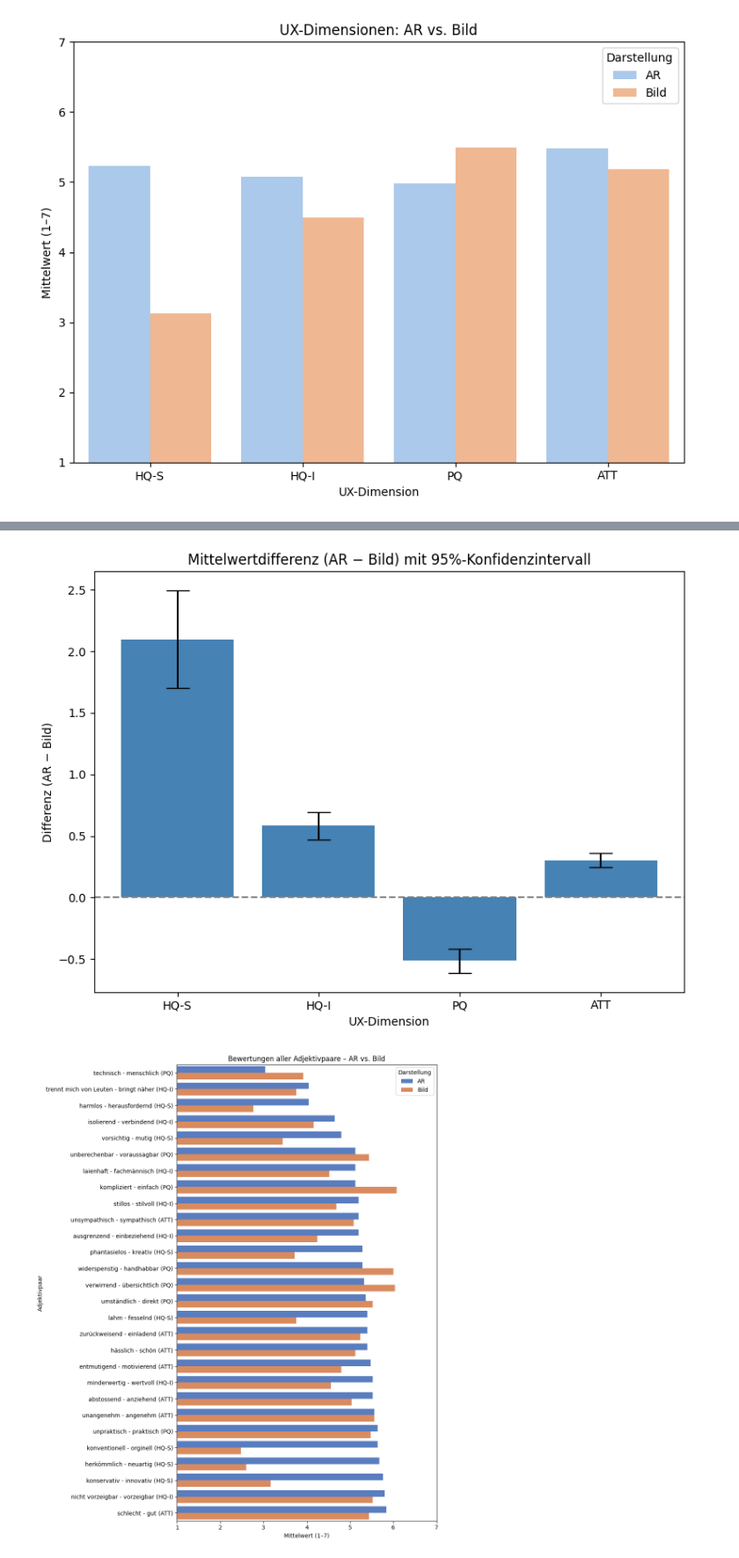
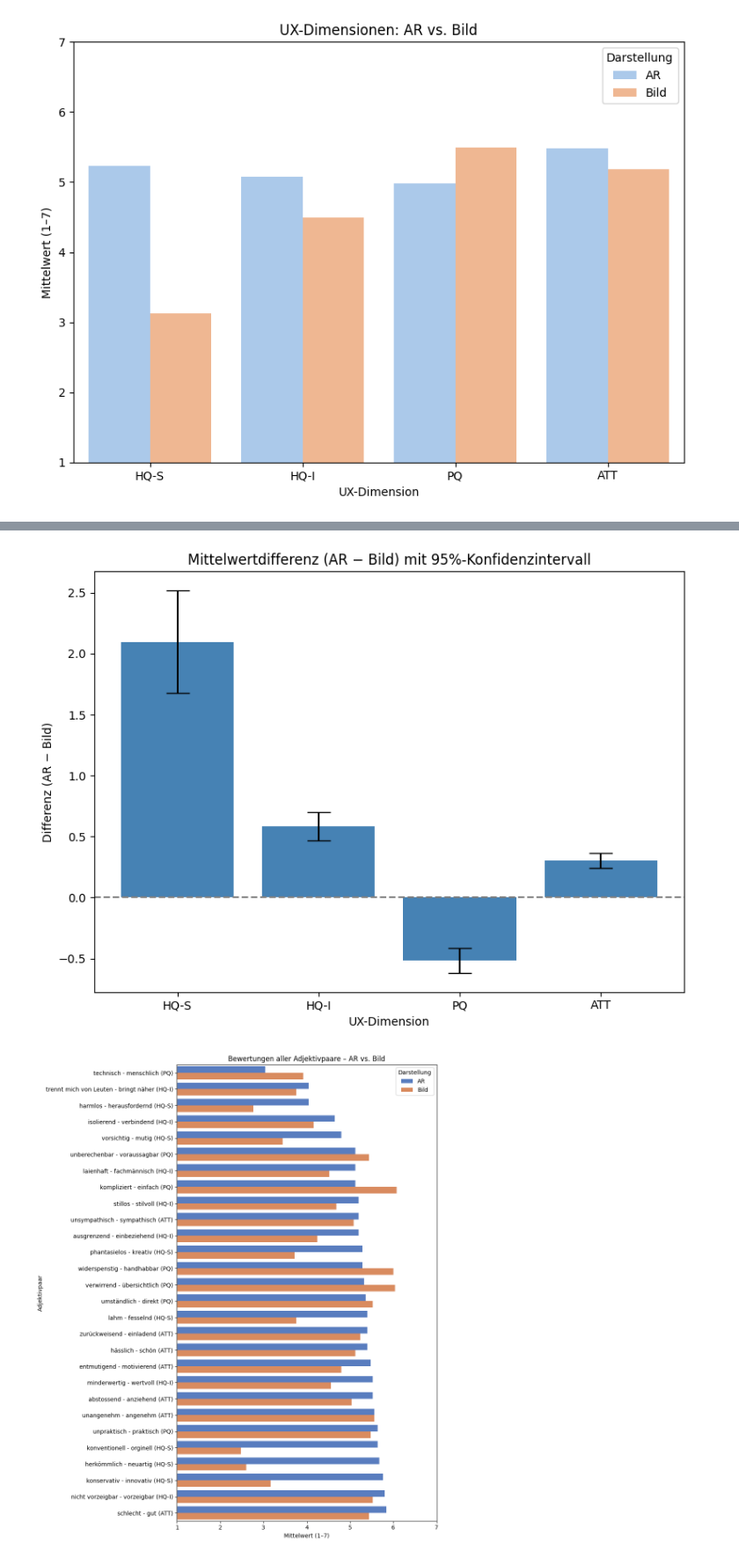
Before and after one commit to JasperBleeker/UX-Test-Platform, a Jupyter notebook: ar-ux-analyse/Visualisierung.ipynb, the cells around one changed output, grey strips where cells are left out. Shown at 88% size. Cells and saved outputs as stored; diff of their text form; code cells hidden in the pictures.

```diff
--- a/ar-ux-analyse/Visualisierung.ipynb
+++ b/ar-ux-analyse/Visualisierung.ipynb
@@ -63,35 +70,36 @@ df = pd.read_excel("auswertung_dimensionen.xlsx")
 # 🧮 Differenz AR - Bild
 df["Differenz"] = df["Mittelwert_AR"] - df["Mittelwert_Bild"]
 
 # ❗ Beispielweise Konfidenzintervall schätzen (wenn keine Rohdaten mehr verfügbar)
 # Annahme: n = 28 Teilnehmende (anpassen falls nötig)
-n = 28
+n = 25
 df["Standardabweichung"] = np.abs(df["Differenz"]) / 1.96  # grobe Näherung
 df["CI95"] = 1.96 * (df["Standardabweichung"] / np.sqrt(n))
 
 # 📊 Diagramm erzeugen
 plt.figure(figsize=(8, 6))
 bars = plt.bar(
     df["Dimension"],
     df["Differenz"],
     yerr=df["CI95"],
     capsize=10,
     color="steelblue"
 )
 
 # ➖ Referenzlinie bei 0
 plt.axhline(0, color="gray", linestyle="--")
 
 # 📋 Beschriftung & Layout
 plt.title("Mittelwertdifferenz (AR − Bild) mit 95%-Konfidenzintervall")
 plt.ylabel("Differenz (AR − Bild)")
 plt.xlabel("UX-Dimension")
 plt.tight_layout()
+plt.savefig("Grafik/ux_dimensionen_ar_vs_bild_diff.png")
 
 # 📈 Diagramm anzeigen
 plt.show()
 # %% [output]
-[figure, old version]
+[figure, new version]
 # %%
 df_items = pd.read_excel("auswertung_items.xlsx")
 
```
Also changed, not shown: parts of 5 cells of this notebook, 28 other files.
